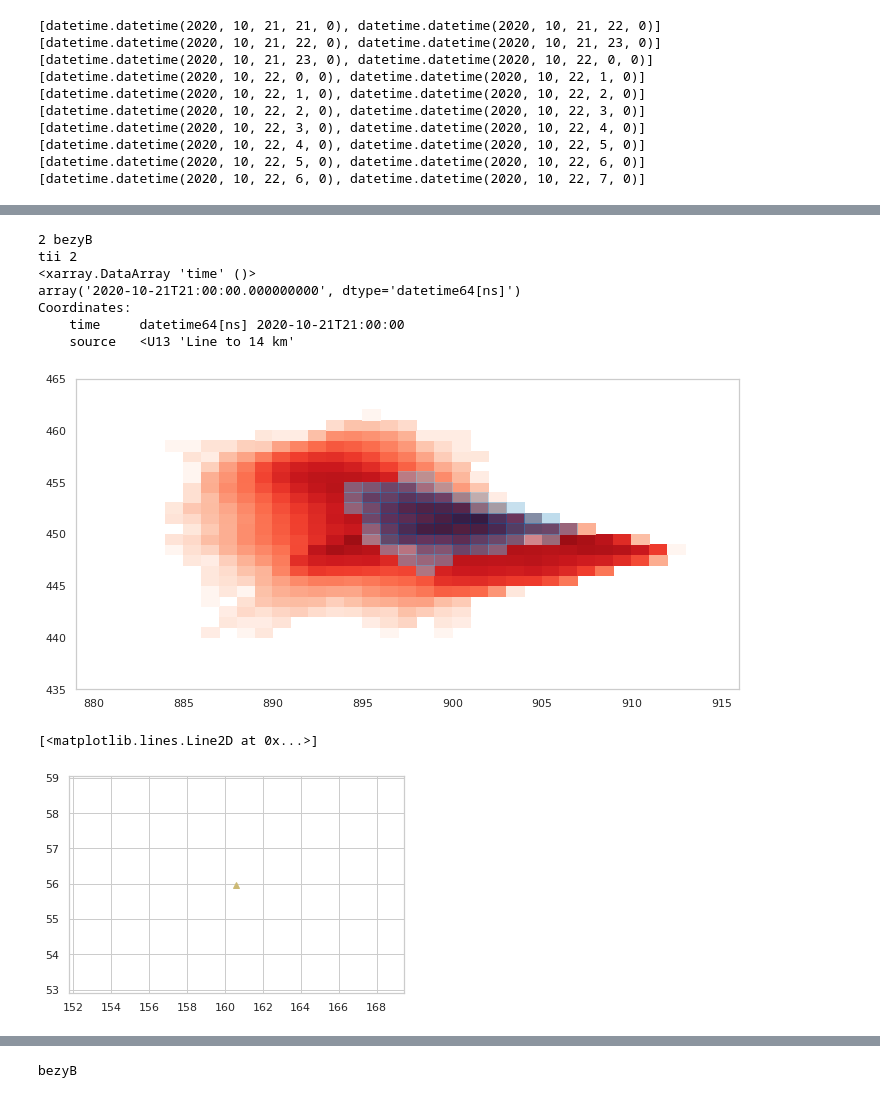
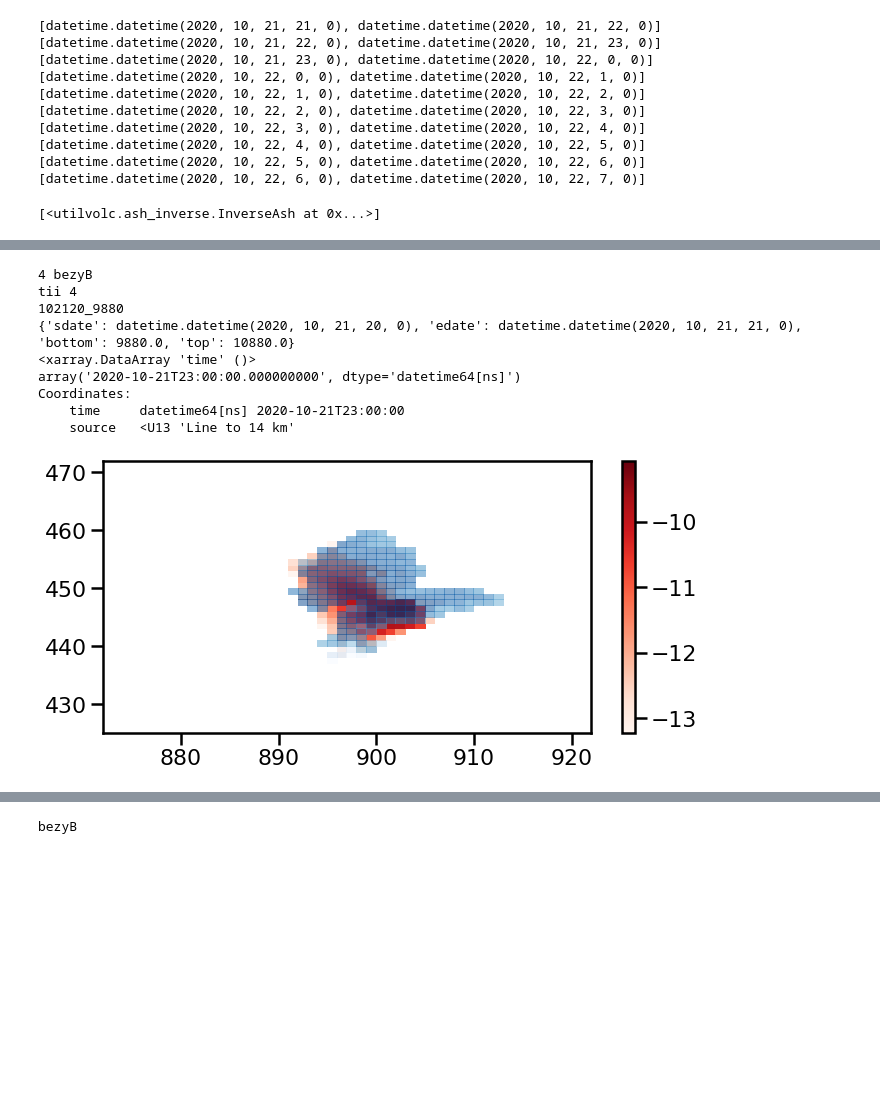
Before and after one commit to noaa-oar-arl/hysplit_asheval_notebooks, a Jupyter notebook: notebooks/BezyInverseRunB.ipynb, the cells around one changed output, grey strips where cells are left out. Drawn from its saved outputs; the diff is of its cells as text; code cells hidden in the pictures; blank space fills up the shorter version.

```diff
--- a/notebooks/BezyInverseRunB.ipynb
+++ b/notebooks/BezyInverseRunB.ipynb
@@ -136,6 +142,10 @@ for drange in dlist:
 [datetime.datetime(2020, 10, 22, 4, 0), datetime.datetime(2020, 10, 22, 5, 0)]
 [datetime.datetime(2020, 10, 22, 5, 0), datetime.datetime(2020, 10, 22, 6, 0)]
 [datetime.datetime(2020, 10, 22, 6, 0), datetime.datetime(2020, 10, 22, 7, 0)]
+# %%
+inverse.invlist
+# %% [output]
+[<utilvolc.ash_inverse.InverseAsh at 0x...>]
 # %%
 inverse.invlist[0].inp
 # %% [output]
@@ -181,24 +191,29 @@ times in cdump file
 2020 10 22 10:00z
 2020 10 22 11:00z
 # %%
+%autoreload
 #gep10, gep16 looks good at tii=6.
 #gep24 possibly looks ok.
-zlevel=None  #index of vertical level to show.
-           # if None then sum along the z index.
+zlevel=18  #index 'ensemble'
+           #if None then sum along the ens. dimension which shows contributions from all inv. runs.
+tii=4
+#zlevel=None
 %autoreload
-inverse.compare_plotsA(daterange=dlist[0],tii=2,zii=zlevel,vloc=None)
-plt.plot(160.587,55.978,'y^')
+ax = inverse.compare_plotsA(daterange=dlist[0],tii=tii,zii=zlevel)
+#plt.gca()
+#ax.plot(160.587,55.978,'y^')
+#plt.show()
 # %% [output]
-2 bezyB
-tii 2
+4 bezyB
+tii 4
+102120_9880
+{'sdate': datetime.datetime(2020, 10, 21, 20, 0), 'edate': datetime.datetime(2020, 10, 21, 21, 0), 'bottom': 9880.0, 'top': 10880.0}
 <xarray.DataArray 'time' ()>
-array('2020-10-21T21:00:00.000000000', dtype='datetime64[ns]')
+array('2020-10-21T23:00:00.000000000', dtype='datetime64[ns]')
 Coordinates:
-    time     datetime64[ns] 2020-10-21T21:00:00
+    time     datetime64[ns] 2020-10-21T23:00:00
     source   <U13 'Line to 14 km'
-[figure, old version]
+[figure, new version]
-[<matplotlib.lines.Line2D at 0x...>]
-[figure, removed]
 # %%
 %autoreload
 inverse.set_concmult(1)
```
Also changed, not shown: parts of 37 cells of this notebook, 6 other files.
